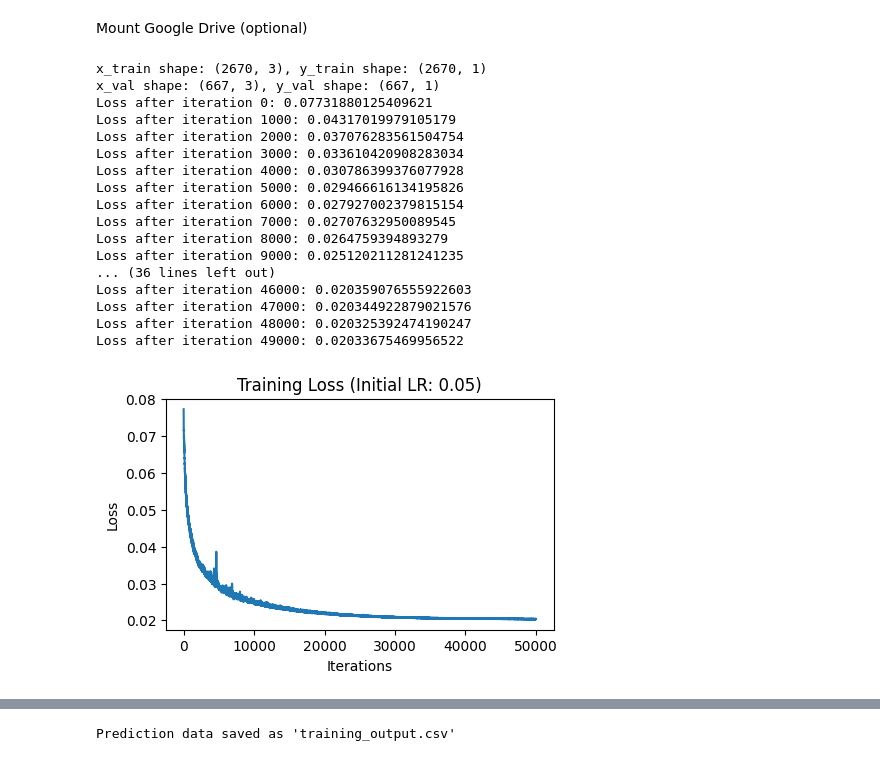
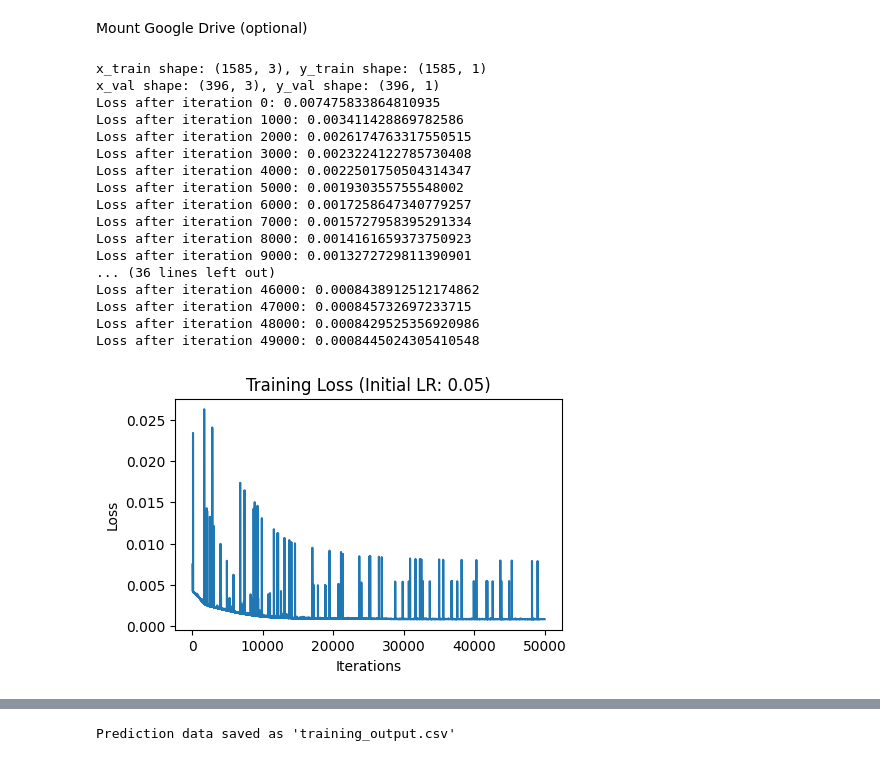
Before and after one commit to TacoStop666/ML_FinalProject, a Jupyter notebook: nnmodel.ipynb, the cells around one changed output, grey strips where cells are left out. Drawn from its saved outputs; the diff is of its cells as text; code cells hidden in the pictures.

```diff
--- a/nnmodel.ipynb
+++ b/nnmodel.ipynb
@@ -739,57 +739,57 @@ with open(data_root, newline='') as csvfile:
 # %%
 # filtered_data = datalist[(datalist["followers"] > 10000) & (datalist["followers"] < 1000000)]
 # data_isVideo = filtered_data[filtered_data["is Photo"] == 0]
-data_isVideo = datalist[(datalist["followers"] > 100) & (datalist["followers"] < 1000000) & (datalist["is Video"] == 1)]
+data_isVideo = datalist[(datalist["followers"] > 10) & (datalist["followers"] < 10000) & (datalist["is Video"] == 1)]
 # xy = filtered_data[[ "followers","is Photo", "hashtag_count", "days_diff", "Like Count"]].to_numpy()
 xy_isVideo = data_isVideo[[ "followers", "hashtag_count", "days_diff", "Like Count"]].to_numpy()
 
 x_isVideo = xy_isVideo[:, :-1]
 y_isVideo = xy_isVideo[:, -1]
 x_processed_isVideo, y_processed_isVideo = preProcessed(x_isVideo, y_isVideo)
 x_train_isVideo, y_train_isVideo, x_val_isVideo, y_val_isVideo = split_data(x_processed_isVideo, y_processed_isVideo, split_ratio=0.2)
 print(f"x_train shape: {x_train_isVideo.shape}, y_train shape: {y_train_isVideo.shape}")
 print(f"x_val shape: {x_val_isVideo.shape}, y_val shape: {y_val_isVideo.shape}")
 
 loss_function = "mse";
 layers_dims = [x_train_isVideo.shape[-1], 32, 16, 1] # linear for converge, sigmoid for diverge
 activation_fn = ["relu", "relu", "linear"]
 learning_rate = 0.05
 num_iterations = 50000
 print_loss = True
 print_freq = 1000
 decrease_freq = 1000
 decrease_proportion = 0.9
 batch_size = 16
 
 model_isVideo = Model(layers_dims, activation_fn, loss_function)
 model_isVideo, losses, history = train_model(model_isVideo, x_train_isVideo, y_train_isVideo, learning_rate, num_iterations, batch_size, print_loss, print_freq, decrease_freq, decrease_proportion)
 
 # Plot the loss
 plt.figure(figsize=(5, 3))
 plt.plot(losses)
 plt.xlabel('Iterations')
 plt.ylabel('Loss')
 plt.title(f'Training Loss (Initial LR: {learning_rate})')
 plt.show()
 # %% [output]
-x_train shape: (2670, 3), y_train shape: (2670, 1)
-x_val shape: (667, 3), y_val shape: (667, 1)
-Loss after iteration 0: 0.07731880125409621
-Loss after iteration 1000: 0.04317019979105179
-Loss after iteration 2000: 0.037076283561504754
-Loss after iteration 3000: 0.033610420908283034
-Loss after iteration 4000: 0.030786399376077928
-Loss after iteration 5000: 0.029466616134195826
-Loss after iteration 6000: 0.027927002379815154
-Loss after iteration 7000: 0.02707632950089545
-Loss after iteration 8000: 0.0264759394893279
-Loss after iteration 9000: 0.025120211281241235
+x_train shape: (1585, 3), y_train shape: (1585, 1)
+x_val shape: (396, 3), y_val shape: (396, 1)
+Loss after iteration 0: 0.007475833864810935
+Loss after iteration 1000: 0.003411428869782586
+Loss after iteration 2000: 0.0026174763317550515
+Loss after iteration 3000: 0.0023224122785730408
+Loss after iteration 4000: 0.0022501750504314347
+Loss after iteration 5000: 0.001930355755548002
+Loss after iteration 6000: 0.0017258647340779257
+Loss after iteration 7000: 0.0015727958395291334
+Loss after iteration 8000: 0.0014161659373750923
+Loss after iteration 9000: 0.0013272729811390901
 ... (36 lines left out)
-Loss after iteration 46000: 0.020359076555922603
-Loss after iteration 47000: 0.020344922879021576
-Loss after iteration 48000: 0.020325392474190247
-Loss after iteration 49000: 0.02033675469956522
+Loss after iteration 46000: 0.0008438912512174862
+Loss after iteration 47000: 0.000845732697233715
+Loss after iteration 48000: 0.0008429525356920986
+Loss after iteration 49000: 0.0008445024305410548
-[figure, old version]
+[figure, new version]
 # %%
 # data_isPhoto = filtered_data[filtered_data["is Photo"] == 1]
 data_isPhoto = datalist[(datalist["followers"] > 10000) & (datalist["followers"] < 1000000) & (datalist["is Photo"] == 1)]
```
Also changed, not shown: parts of 2 cells of this notebook, 1 other file.
